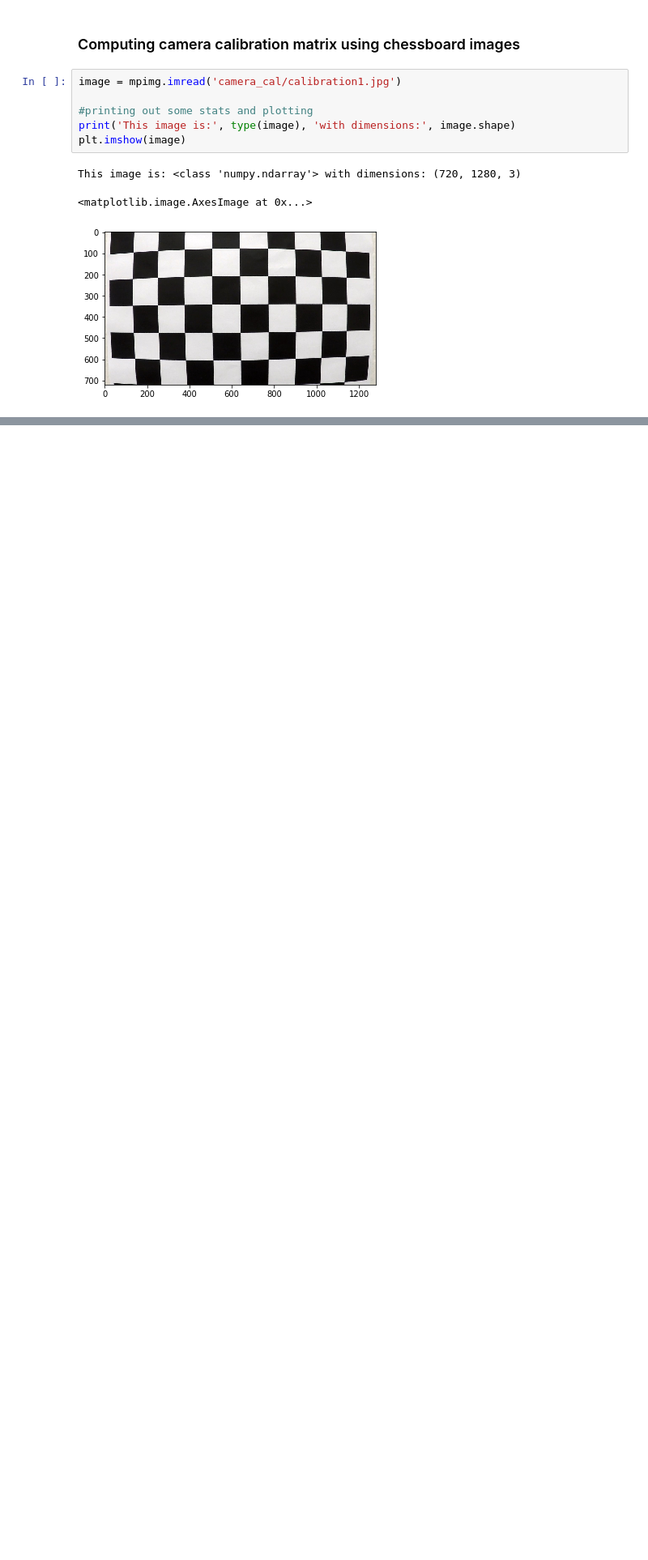
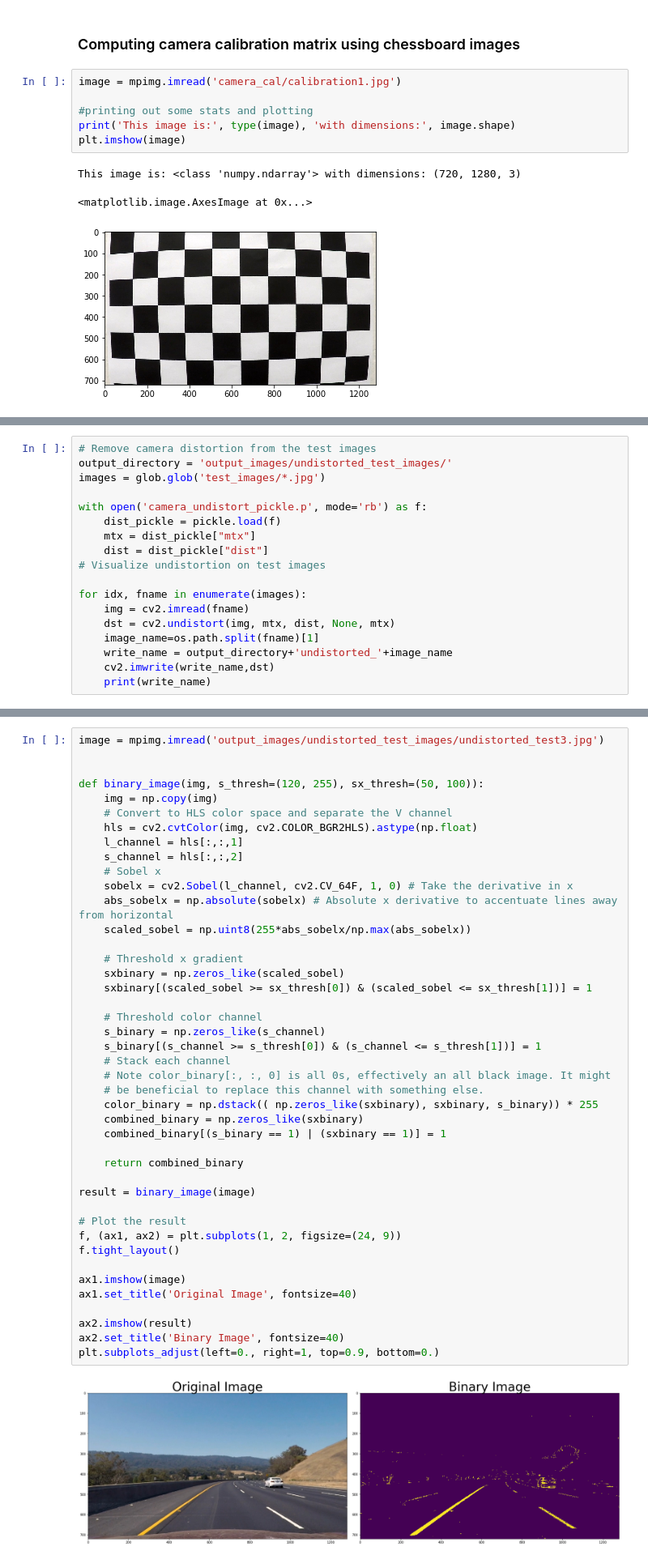
Before and after one commit to ChuChuIgbokwe/CarND-Advanced-Lane-Lines, a Jupyter notebook: P4.ipynb, the cells around one changed output, grey strips where cells are left out. Shown at 81% size. Cells and saved outputs as stored; diff of their text form; blank space fills up the shorter version.

```diff
--- a/P4.ipynb
+++ b/P4.ipynb
@@ -117,0 +191,18 @@ def corners_unwarp(img, nx, ny, mtx, dist):
+# %%
+# Remove camera distortion from the test images
+output_directory = 'output_images/undistorted_test_images/'
+images = glob.glob('test_images/*.jpg')
+
+with open('camera_undistort_pickle.p', mode='rb') as f:
+    dist_pickle = pickle.load(f)
+    mtx = dist_pickle["mtx"]
+    dist = dist_pickle["dist"]
+# Visualize undistortion on test images
+
+for idx, fname in enumerate(images):
+    img = cv2.imread(fname)
+    dst = cv2.undistort(img, mtx, dist, None, mtx)
+    image_name=os.path.split(fname)[1]
+    write_name = output_directory+'undistorted_'+image_name
+    cv2.imwrite(write_name,dst)
+    print(write_name)
@@ -117,0 +218,45 @@ def corners_unwarp(img, nx, ny, mtx, dist):
+# %%
+image = mpimg.imread('output_images/undistorted_test_images/undistorted_test3.jpg')
+
+
+def binary_image(img, s_thresh=(120, 255), sx_thresh=(50, 100)):
+    img = np.copy(img)
+    # Convert to HLS color space and separate the V channel
+    hls = cv2.cvtColor(img, cv2.COLOR_BGR2HLS).astype(np.float)
+    l_channel = hls[:,:,1]
+    s_channel = hls[:,:,2]
+    # Sobel x
+    sobelx = cv2.Sobel(l_channel, cv2.CV_64F, 1, 0) # Take the derivative in x
+    abs_sobelx = np.absolute(sobelx) # Absolute x derivative to accentuate lines away from horizontal
+    scaled_sobel = np.uint8(255*abs_sobelx/np.max(abs_sobelx))
+
+    # Threshold x gradient
+    sxbinary = np.zeros_like(scaled_sobel)
+    sxbinary[(scaled_sobel >= sx_thresh[0]) & (scaled_sobel <= sx_thresh[1])] = 1
+
+    # Threshold color channel
+    s_binary = np.zeros_like(s_channel)
+    s_binary[(s_channel >= s_thresh[0]) & (s_channel <= s_thresh[1])] = 1
+    # Stack each channel
+    # Note color_binary[:, :, 0] is all 0s, effectively an all black image. It might
+    # be beneficial to replace this channel with something else.
+    color_binary = np.dstack(( np.zeros_like(sxbinary), sxbinary, s_binary)) * 255
+    combined_binary = np.zeros_like(sxbinary)
+    combined_binary[(s_binary == 1) | (sxbinary == 1)] = 1
+
+    return combined_binary
+
+result = binary_image(image)
+
+# Plot the result
+f, (ax1, ax2) = plt.subplots(1, 2, figsize=(24, 9))
+f.tight_layout()
+
+ax1.imshow(image)
+ax1.set_title('Original Image', fontsize=40)
+
+ax2.imshow(result)
+ax2.set_title('Binary Image', fontsize=40)
+plt.subplots_adjust(left=0., right=1, top=0.9, bottom=0.)
+# %% [output]
+[figure, added]
```
Also changed, not shown: parts of 20 cells of this notebook, 47 other files.
